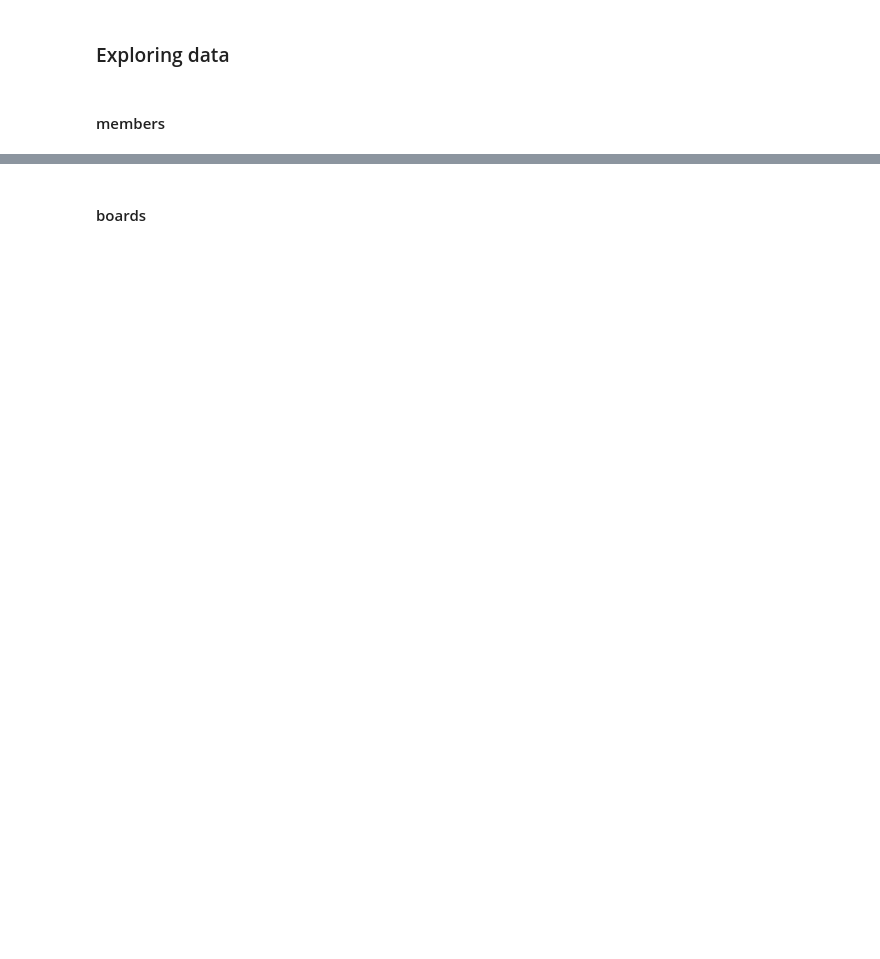
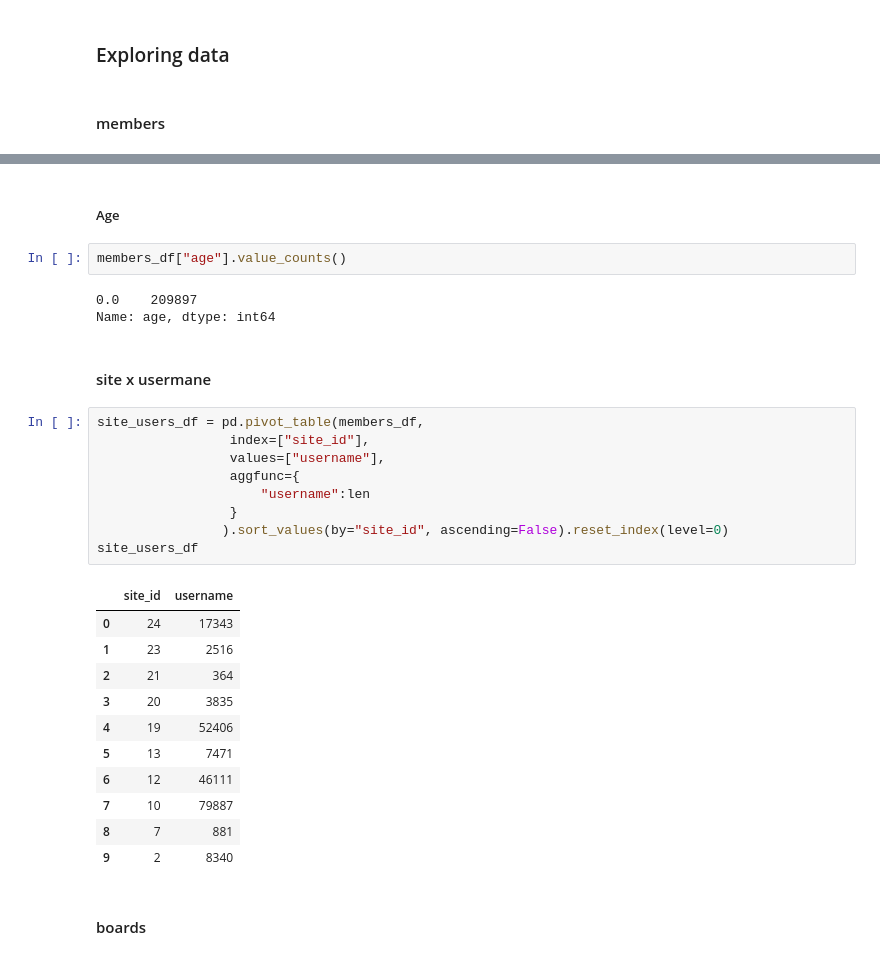
Before and after one commit to fmorenovr/crimepy, a Jupyter notebook: notebooks/3_DB_Exploration.ipynb, the cells around one changed output, grey strips where cells are left out. Saved outputs shown, nothing was run; the diff lists cells and outputs as text; blank space fills up the shorter version.

```diff
--- a/notebooks/3_DB_Exploration.ipynb
+++ b/notebooks/3_DB_Exploration.ipynb
@@ -25,3 +55,33 @@ members_df
+# %% [markdown]
+##### Age
+# %%
+members_df["age"].value_counts()
+# %% [output]
+0.0    209897
+Name: age, dtype: int64
+# %% [markdown]
+#### site x usermane
+# %%
+site_users_df = pd.pivot_table(members_df,
+                 index=["site_id"],
+                 values=["username"],
+                 aggfunc={
+                     "username":len
+                 }
+                ).sort_values(by="site_id", ascending=False).reset_index(level=0)
+site_users_df
+# %% [output]
+|  | site_id | username |
+| 0 | 24 | 17343 |
+| 1 | 23 | 2516 |
+| 2 | 21 | 364 |
+| 3 | 20 | 3835 |
+| 4 | 19 | 52406 |
+| 5 | 13 | 7471 |
+| 6 | 12 | 46111 |
+| 7 | 10 | 79887 |
+| 8 | 7 | 881 |
+| 9 | 2 | 8340 |
 # %% [markdown]
 #### boards
 # %%
```
Also changed, not shown: parts of 12 cells of this notebook.
